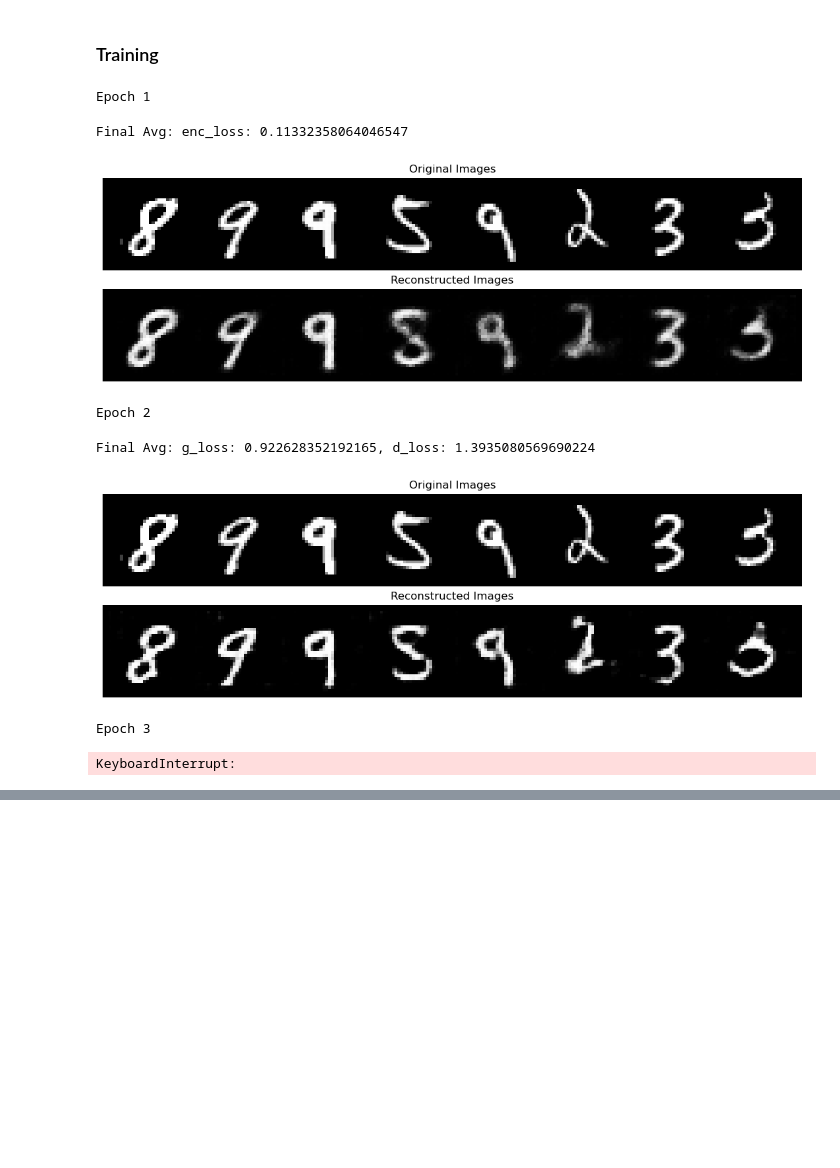
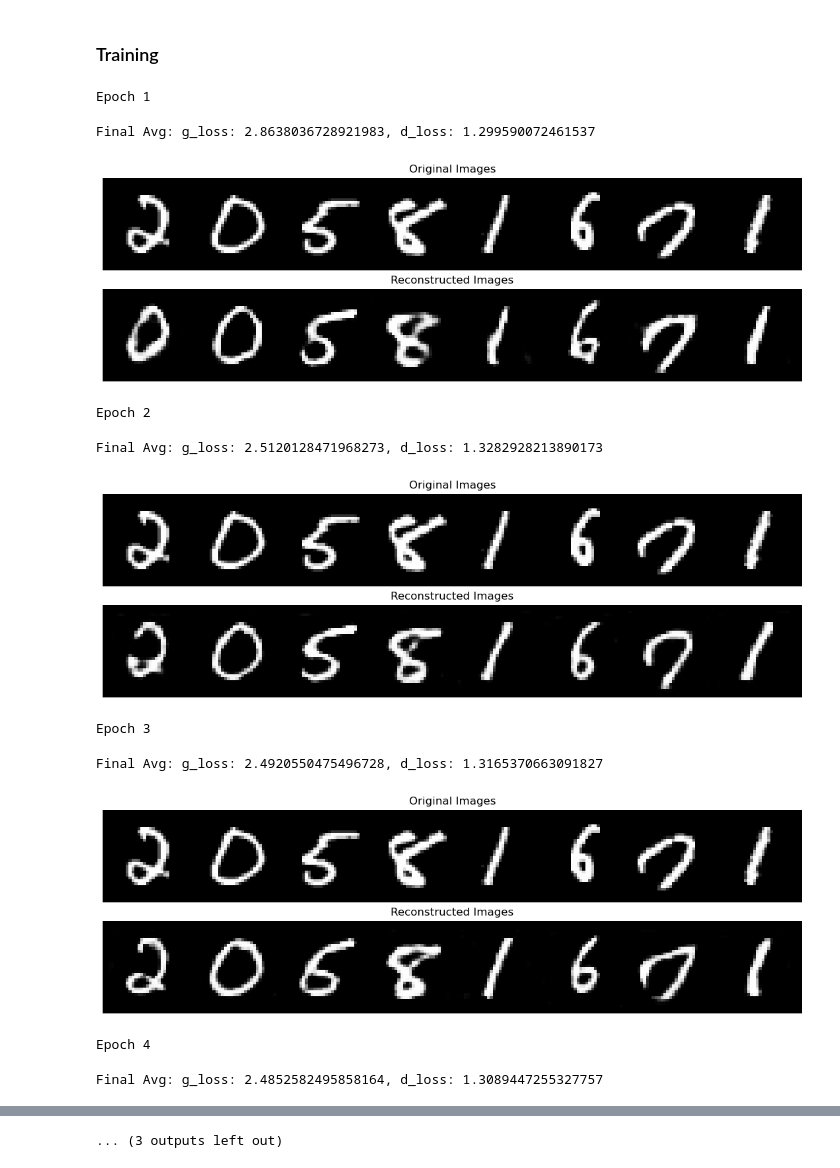
Before and after one commit to TeeJayBaker/SonyCSL, a Jupyter notebook: ASSIGNMENT_TOM_BAKER.ipynb, the cells around one changed output, grey strips where cells are left out. Drawn from its saved outputs; the diff is of its cells as text; code cells hidden in the pictures; blank space fills up the shorter version.

Commit message:
Implement VAE properly, added weight init

```diff
--- a/ASSIGNMENT_TOM_BAKER.ipynb
+++ b/ASSIGNMENT_TOM_BAKER.ipynb
@@ -312,7 +328,7 @@ class ConditionalGenerator(nn.Module):
 
         self.upsample = nn.Sequential(
             # First upsample layer (to 14x14)
-            nn.ConvTranspose2d(hidden_dim * 4 + 1, hidden_dim * 2, kernel_size=4, stride=2, padding=1, bias=False),
+            nn.ConvTranspose2d(hidden_dim * 4 + 1, hidden_dim * 2, 4, 2, 1, bias=False),
             nn.BatchNorm2d(hidden_dim * 2),
             nn.ReLU(True),
             # Second upsample layer (to 28x28)
@@ -377,8 +393,11 @@ num_classes = 10
 # Initialise Conditional Generator and Discriminator
 cgenerator = ConditionalGenerator(
     hidden_dim, latent_dim, img_channel, num_classes).to(device)
-print(cgenerator)
+#print(cgenerator)
 
 cdiscriminator = ConditionalDiscriminator(
     hidden_dim, img_channel, num_classes).to(device)
-print(cdiscriminator)
+#print(cdiscriminator)
+
+init_weight(cgenerator)
+init_weight(cdiscriminator)
@@ -827,3 +899,8 @@ print(aediscriminator)
+# %%
+def ELBO(recon_x, x, mu, logvar, loss, beta):
+    recon = loss(recon_x, x)
+    kld = -0.5 * torch.sum(1 + logvar - mu.pow(2) - logvar.exp())
+    return recon + beta * kld, recon, kld
 # %% [markdown]
 ### Training Functions
 # %%
@@ -840,7 +917,7 @@ def aedis_train_step(batch_size, aegen, dis, aedis_optimiser, loss, real_img):
     real_loss = loss(validity, real_vals)
 
     # Train on Fake Data
-    fake = aegen(real_img)
+    fake = aegen(real_img)[0]
     validity = dis(fake).squeeze(-1)
     fake_loss = loss(validity, fake_vals)
 
@@ -860,38 +937,38 @@ def aegen_train_step(batch_size, aegen, dis, aegen_optimiser, loss, loss_enc, re
     real_vals = torch.full((batch_size,), real_val, dtype=torch.float, device=device)
 
     # Train on Fake Data
-    fake = aegen(real_img)
+    fake, mu, logvar = aegen(real_img)
     validity = dis(fake).squeeze(-1)
     g_loss = loss(validity, real_vals)
-    e_loss = loss_enc(real_img, fake)
+    vae_loss = ELBO(fake, real_img, mu, logvar, loss_enc, 0.00005)[0]
 
     # Update Weights
-    aeg_loss = g_loss + e_loss
+    aeg_loss = g_loss + 10 * vae_loss
     aeg_loss.backward()
     aegen_optimiser.step()
     return aeg_loss.item()
 
 
 
-def enc_train_step(ecgen, aegen_optimiser, loss_enc, real_img):
+def enc_train_step(aegen, aegen_optimiser, loss_enc, real_img):
     # Clear Gradients
     aegen_optimiser.zero_grad()
 
     # Train on reconstruction
-    fake = ecgen(real_img)
-    e_loss = loss_enc(real_img, fake)
+    fake, mu, logvar = aegen(real_img)
+    vae_loss, BCE, KLD = ELBO(fake, real_img, mu, logvar, loss_enc, 0.00005)
 
     # Update Weights
-    e_loss.backward()
+    vae_loss.backward()
     aegen_optimiser.step()
-    return e_loss.item()
+    return vae_loss.item(), BCE.item(), KLD.item()
 # %% [markdown]
 ### Training
 # %%
 # total number of epochs to train the model
-num_epochs = 10
+num_epochs = 5
 # pre-train the encoder only
-enc_warmup_epochs = 1
+enc_warmup_epochs = 0
 
 # Constant images for visualisation
 test_imgs = next(iter(dataloader))[0][:8].to(device)
@@ -917,14 +994,15 @@ for epoch in range(num_epochs):
 
         # (opt) Pre-train encoder
         if epoch < enc_warmup_epochs:
-            enc_loss = enc_train_step(
+            enc_loss, recon, kld = enc_train_step(
                 aegenerator, ecgen_optimiser, loss_enc, real_img
             )
 
             # Update running loss
             enc_loss_sum += enc_loss
             if i % 50 == 0:
-                data_iter.set_description('enc_loss: {}'.format(enc_loss))
+                data_iter.set_description('enc_loss: {}, Recon: {}, KLD: {}'.format(enc_loss, recon, kld))
+                #data_iter.set_description('enc_loss: {}'.format(enc_loss))
 
         # Train discriminator
         else:
@@ -937,38 +1015,41 @@ for epoch in range(num_epochs):
                 )
 
             # Update running loss
             ecdis_loss_sum += ecdis_loss
             ecgen_loss_sum += ecgen_loss
             if i % 50 == 0:
                 data_iter.set_description('g_loss: {}, d_loss: {}'.format(ecgen_loss, ecdis_loss))
 
     # average loss over epoch
     if epoch < enc_warmup_epochs:
         print('Final Avg: enc_loss: {}'.format(enc_loss_sum / len(dataloader)))
     else:
         print('Final Avg: g_loss: {}, d_loss: {}'.format(ecgen_loss_sum / len(dataloader), ecdis_loss_sum / len(dataloader))) # Print the loss values
 
     # Visualise the progress of the model each epoch
     aegenerator.eval()
-    sample_images = aegenerator(test_imgs).cpu()
+    sample_images = aegenerator(test_imgs)[0].cpu()
     fig, axs = plt.subplots(2, figsize=(16, 4))
 
     grid1 = torchvision.utils.make_grid(test_imgs.cpu(), nrow=8, padding=2, normalize=True).permute(1,2,0).numpy()
     axs[0].imshow(grid1)
     axs[0].axis("off")
     axs[0].set_title("Original Images")
 
     grid2 = torchvision.utils.make_grid(sample_images, nrow=8, padding=2, normalize=True).permute(1,2,0).numpy()
     axs[1].imshow(grid2)
     axs[1].axis("off")
     axs[1].set_title("Reconstructed Images")
     plt.show()
 # %% [output]
 Epoch 1
-Final Avg: enc_loss: 0.11332358064046547
+Final Avg: g_loss: 2.8638036728921983, d_loss: 1.299590072461537
-[figure, old version]
+[figure, new version]
 Epoch 2
-Final Avg: g_loss: 0.922628352192165, d_loss: 1.3935080569690224
+Final Avg: g_loss: 2.5120128471968273, d_loss: 1.3282928213890173
-[figure, old version]
+[figure, new version]
 Epoch 3
-KeyboardInterrupt:
+Final Avg: g_loss: 2.4920550475496728, d_loss: 1.3165370663091827
+[figure, added]
+Epoch 4
+Final Avg: g_loss: 2.4852582495858164, d_loss: 1.3089447255327757
@@ -974,0 +1057 @@ KeyboardInterrupt:
+... (3 outputs left out)
```
Also changed, not shown: parts of 12 cells of this notebook.
